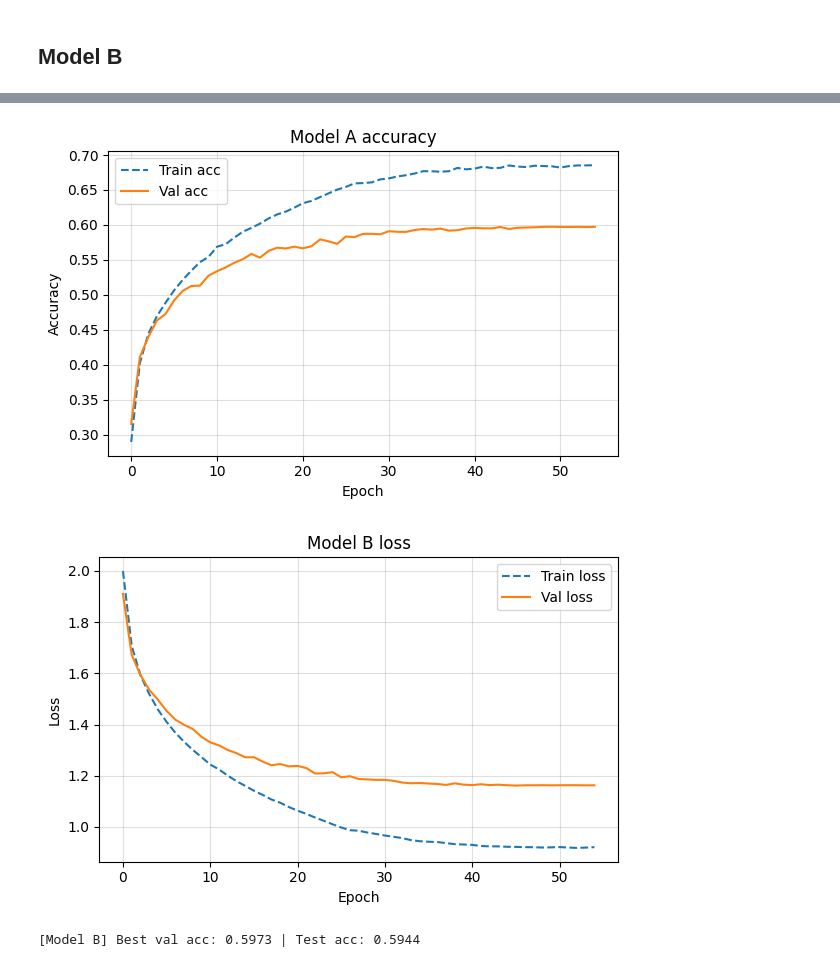
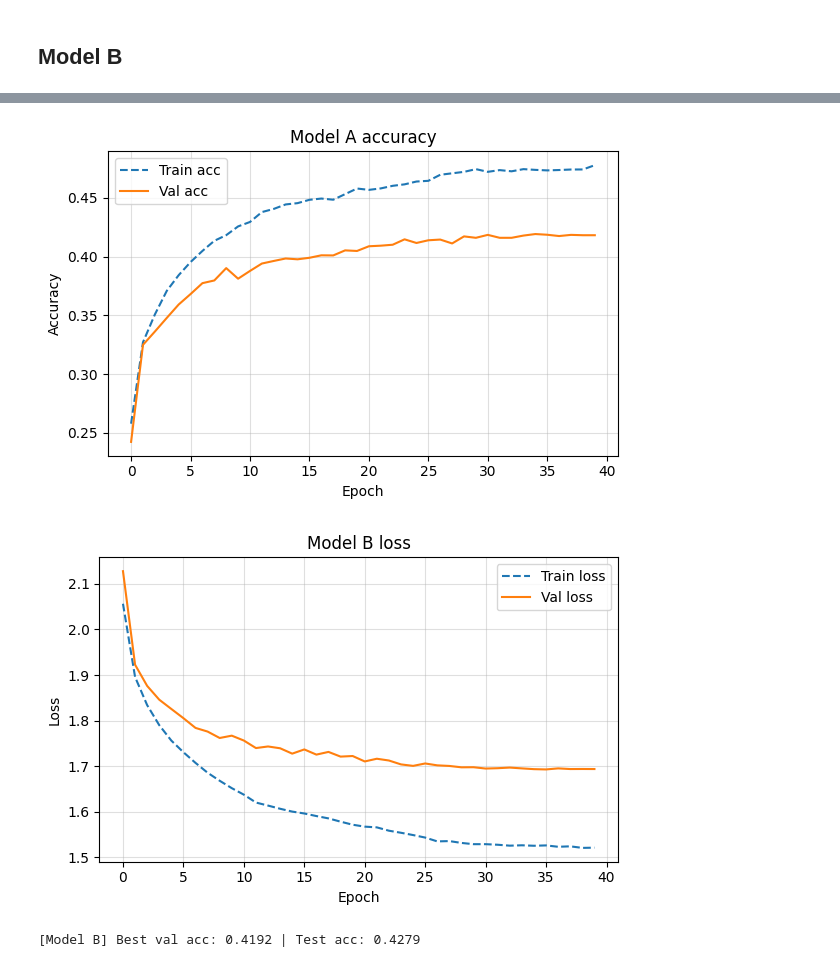
Before and after one commit to Anfloe/hparamOptimization-CNN-TF, a Jupyter notebook: NN Hyperparameter Optimization.ipynb, the cells around one changed output, grey strips where cells are left out. Saved outputs shown, nothing was run; the diff lists cells and outputs as text; code cells hidden in the pictures.

```diff
--- a/NN Hyperparameter Optimization.ipynb
+++ b/NN Hyperparameter Optimization.ipynb
@@ -638,11 +607,11 @@ def evaluate_model(model, X_test, y_test, *, verbose=0):
 from IPython.display import Image
 
 bestA = {
-    "optimizer": "RMSprop",
-    "learn_rate": 1e-4,
-    "init_mode": "glorot_uniform",
+    "optimizer": "adam",
+    "learn_rate": 1e-3,
+    "init_mode": "he_uniform",
     "activation": "relu",
-    "dropout_rate": 0.3,
+    "dropout_rate": 0.0,
     "filters": 64,
     "batch": 128,
 }
@@ -672,6 +641,8 @@ cbs = [
                                        mode="max", save_best_only=True, save_weights_only=True)
 ]
 
-# Model summary
+# Summary + diagram
 modelA.summary()
+plot_model(modelA, to_file="modelA.png", show_shapes=True, show_layer_names=True, dpi=110)
+display(Image(filename="modelA.png", retina=True))
 # %% [output]
@@ -782,9 +726,9 @@ Epoch 37/200
 bestB = {
     "optimizer": "SGD",
     "learn_rate": 1e-3,
-    "init_mode": "he_uniform",
-    "activation": "relu",
-    "dropout_rate": 0.1,
+    "init_mode": "he_normal",
+    "activation": "sigmoid",
+    "dropout_rate": 0.2,
     "filters": 32,
     "batch": 128,
 }
@@ -814,6 +758,8 @@ cbs = [
                                        mode="max", save_best_only=True, save_weights_only=True)
 ]
 
-# Model summary
+# Summary + diagram
 modelB.summary()
+plot_model(modelB, to_file="modelB.png", show_shapes=True, show_layer_names=True, dpi=110)
+display(Image(filename="modelB.png", retina=True))
 # %% [output]
@@ -848,16 +789,14 @@ display(Image(filename="modelB.png", retina=True))
 # %%
 # Train
-th = TimeHistory()
 histB = modelB.fit(
     X_train_norm, Y_train_cat,
     epochs=200,
     batch_size=bestA["batch"],
     validation_split=0.2,
-    callbacks=[*cbs, th],
+    callbacks=cbs,
     verbose=1
 )
-print(f"[Model A] total training time: {th.total_time:.1f}s "
-      f"(~{np.mean(th.epoch_times):.2f}s/epoch)")
+
 # Plot accuracy (and loss if available)
 J = histB.history
 plt.figure(figsize=(6,4))
@@ -897,3 +836,3 @@ Epoch 55/200
-[figure, old version]
+[figure, new version]
-[figure, old version]
+[figure, new version]
-[Model B] Best val acc: 0.5973 | Test acc: 0.5944
+[Model B] Best val acc: 0.4192 | Test acc: 0.4279
```
Also changed, not shown: parts of 23 cells of this notebook.
